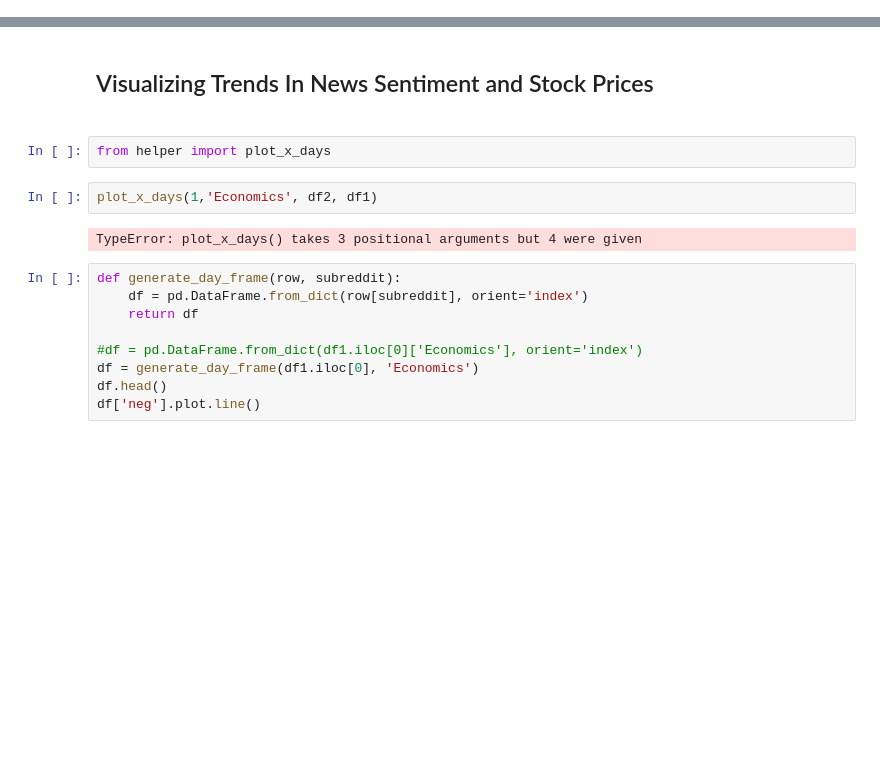
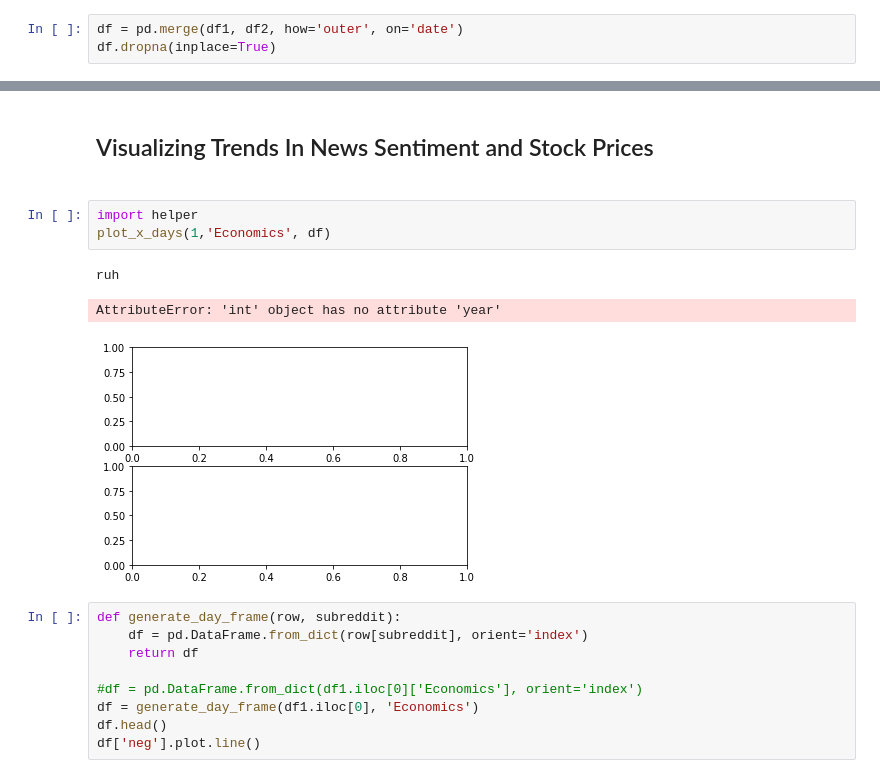
Before and after one commit to AndersonShroeder/Stock-Lstm, a Jupyter notebook: Short Run Prediction/analysis.ipynb, the cells around one changed output, grey strips where cells are left out. Saved outputs shown, nothing was run; the diff lists cells and outputs as text; blank space fills up the shorter version.

```diff
--- a/Short Run Prediction/analysis.ipynb
+++ b/Short Run Prediction/analysis.ipynb
@@ -39,0 +51,3 @@ df2.head(5)
+# %%
+df = pd.merge(df1, df2, how='outer', on='date')
+df.dropna(inplace=True)
@@ -40,11 +63,12 @@ df2.head(5)
 # %% [markdown]
 <h2>Visualizing Trends In News Sentiment and Stock Prices<h2>
-# %%
-from helper import plot_x_days
-# %%
-plot_x_days(1,'Economics', df2, df1)
-# %% [output]
-TypeError: plot_x_days() takes 3 positional arguments but 4 were given
+# %%
+import helper
+plot_x_days(1,'Economics', df)
+# %% [output]
+ruh
+AttributeError: 'int' object has no attribute 'year'
+[figure, added]
 # %%
 def generate_day_frame(row, subreddit):
     df = pd.DataFrame.from_dict(row[subreddit], orient='index')
```
Also changed, not shown: parts of 3 cells of this notebook, 1 other file.
